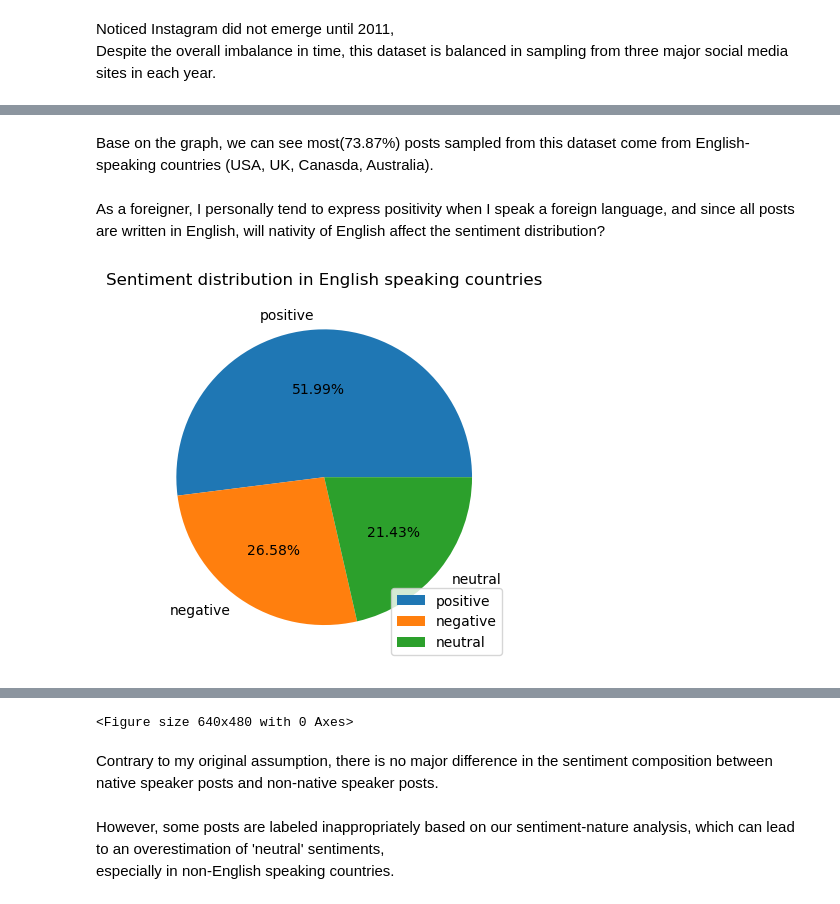
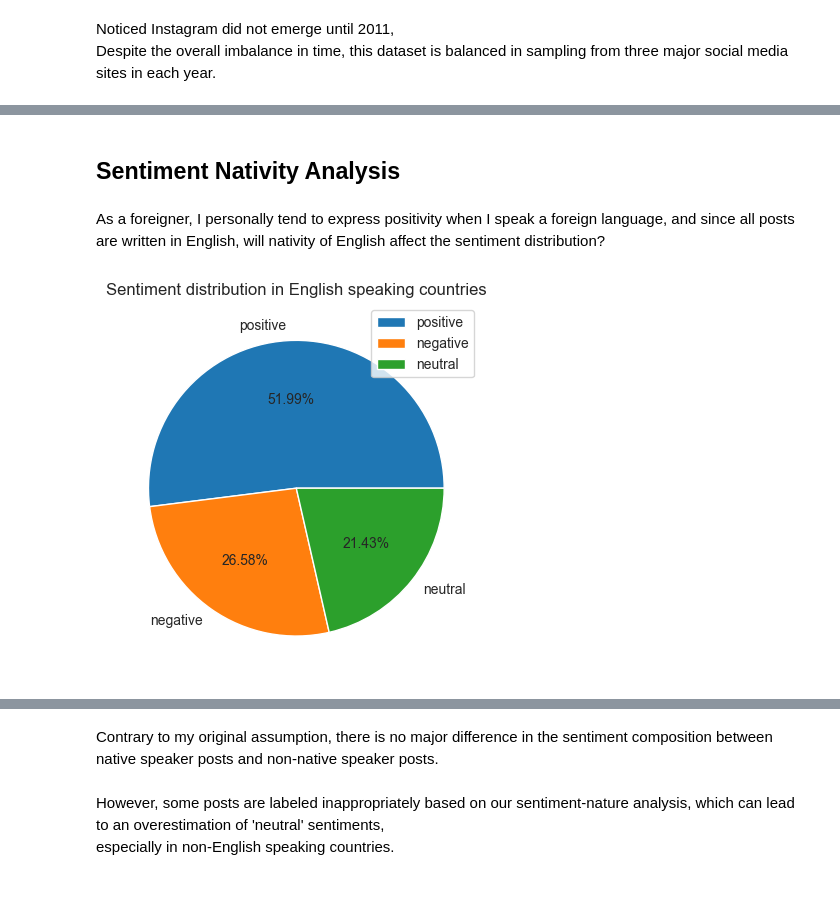
Before and after one commit to kkrit-tinna/social_media_sentiment_analysis, a Jupyter notebook: sentiment_analysis.ipynb, the cells around one changed output, grey strips where cells are left out. Saved outputs shown, nothing was run; the diff lists cells and outputs as text; code cells hidden in the pictures.

```diff
--- a/sentiment_analysis.ipynb
+++ b/sentiment_analysis.ipynb
@@ -227,10 +280,10 @@ Many sentiments are listed here...but can they be categorized into three major g
 # %%
 # first analyze 'sentiment' column's sentiment using Vader and give each sentiment a score
 analyzer = SentimentIntensityAnalyzer()
-sentiment_data['Sentiment_Score'] = sentiment_data['Sentiment'].apply(lambda x: analyzer.polarity_scores(x)['compound'])
+df1['Sentiment_Score'] = df1['Sentiment'].apply(lambda x: analyzer.polarity_scores(x)['compound'])
 # based on the sentiment score of each sentiment, if 'compound' score is >= 0.05, then it is positive, if <= -0.05, then it is negative, else it is neutral
-sentiment_data['Sentiment_Nature'] = sentiment_data['Sentiment_Score'].apply(lambda x: 'positive' if x >= 0.05 else 'negative' if x <= -0.05 else 'neutral')
-sentiment_data.head(60)
+df1['Sentiment_Nature'] = df1['Sentiment_Score'].apply(lambda x: 'positive' if x >= 0.05 else 'negative' if x <= -0.05 else 'neutral')
+df1.head(60)
 # %% [output]
 |  | Text | Sentiment | Timestamp | User | Platform | Hashtags | Retweets | Likes | Country | Year | ... |
 | id |  |  |  |  |  |  |  |  |  |  | ... |
@@ -253,8 +330,8 @@ sentiment_data.head(60)
 # %%
-# does the 'text' column have the same sentiment nature as the 'Sentiment' column?
-sentiment_data['Text_Sentiment_Score'] = sentiment_data['Text'].apply(lambda x: analyzer.polarity_scores(x)['compound'])
-sentiment_data['text_Sentiment_Nature'] = sentiment_data['Text_Sentiment_Score'].apply(lambda x: 'positive' if x >= 0.05 else 'negative' if x <= -0.05 else 'neutral')
-sentiment_data.head(60)
+# analyze 'Cleaned_Text' column's sentiment using Vader and give each sentiment a score
+df1['Text_Sentiment_Score'] = df1['Cleaned_Text'].apply(lambda x: analyzer.polarity_scores(x)['compound'])
+df1['Text_Sentiment_Nature'] = df1['Text_Sentiment_Score'].apply(lambda x: 'positive' if x >= 0.05 else 'negative' if x <= -0.05 else 'neutral')
+df1.head(60)
 # %% [output]
 |  | Text | Sentiment | Timestamp | User | Platform | Hashtags | Retweets | Likes | Country | Year | ... |
 | id |  |  |  |  |  |  |  |  |  |  | ... |
@@ -305,0 +407,3 @@ Based on these three pie charts, most sentiments categorized in 'positive' and '
+# %%
+# create a column to store word list of tokenized clean texts
+df1['Temp_List'] = df1['Cleaned_Text'].apply(lambda x: str(x).split())
@@ -305,0 +682,3 @@ Based on these three pie charts, most sentiments categorized in 'positive' and '
+# %%
+df3 = df1.copy()
+df3.head()
@@ -534,20 +853,20 @@ plt.legend(loc='best')
+# %% [markdown]
+## Sentiment Nativity Analysis
 # %% [markdown]
-Base on the graph, we can see most(73.87%) posts sampled from this dataset come from English-speaking countries (USA, UK, Canasda, Australia).
-<br><br>As a foreigner, I personally tend to express positivity when I speak a foreign language, and since all posts are written in English, will nativity of English affect the sentiment distribution?
+As a foreigner, I personally tend to express positivity when I speak a foreign language, and since all posts are written in English, will nativity of English affect the sentiment distribution?
 # %%
 # group countries into 'English' and 'Non-English', and find out their sentiment distribution
 # create a list of English-speaking countries
 english_countries = ['usa', 'uk', 'canada', 'australia', 'india', 'south africa', 'ireland', 'scotland']
 # create a new column 'English' to indicate whather this post come from a Native English speaking country
-sentiment_data['Native Language'] = sentiment_data['Country'].apply(lambda x: 'English' if x in english_countries else 'Non-English')
+df3['Native Language'] = df3['Country'].apply(lambda x: 'English' if x in english_countries else 'Non-English')
 # sentiment_data['Native Language'].value_counts()
 # draw pie charts to compare sentiment distribution in English country and non-English country posts
-for language in sentiment_data['Native Language'].unique():
-    sentiment_data[sentiment_data['Native Language'] == language]['Sentiment_Nature'].value_counts().plot(kind='pie', autopct='%.2f%%')
+for language in df3['Native Language'].unique():
+    df3[df3['Native Language'] == language]['Sentiment_Nature'].value_counts().plot(kind='pie', autopct='%.2f%%')
     plt.title(f'Sentiment distribution in {language} speaking countries')
     plt.ylabel('')
     plt.legend(loc='best')
     plt.show()
-    plt.savefig(f'sentiment_distribution_in_{language}_speaking_countries.png')
 # %% [output]
-[figure, old version]
+[figure, new version]
@@ -555,4 +874,3 @@ for language in sentiment_data['Native Language'].unique():
-<Figure size 640x480 with 0 Axes>
 # %% [markdown]
 Contrary to my original assumption, there is no major difference in the sentiment composition between native speaker posts and non-native speaker posts. <br><br>However, some posts are labeled inappropriately based on our sentiment-nature analysis, which can lead to an overestimation of 'neutral' sentiments, <br>especially in non-English speaking countries.
 # %% [markdown]
```
Also changed, not shown: parts of 113 cells of this notebook, 8 other files.
